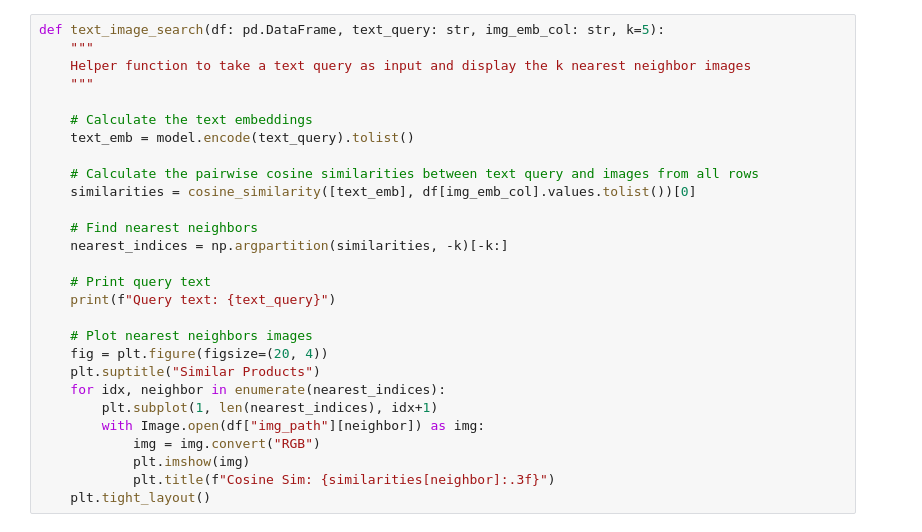
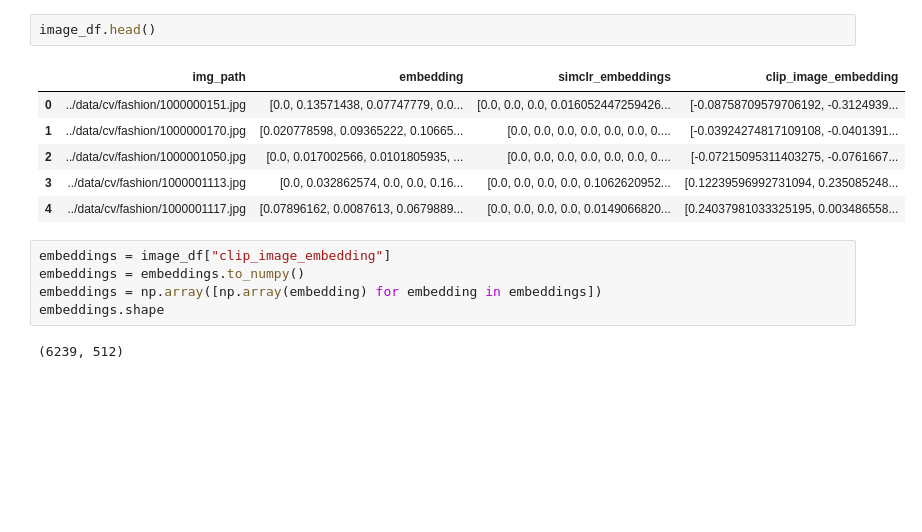
Before and after one commit to guilherme-alves-silve/vector-database-algorithm, a Jupyter notebook: notebooks/2_ivf_similarity_search.ipynb, the cells around one changed output. Saved outputs shown, nothing was run; the diff lists cells and outputs as text; blank space fills up the shorter version.

```diff
--- a/notebooks/2_ivf_similarity_search.ipynb
+++ b/notebooks/2_ivf_similarity_search.ipynb
@@ -58,28 +96,16 @@ def plot_similar(df: pd.DataFrame, embedding_col: str, query_index: np.array, k_
-# %%
-def text_image_search(df: pd.DataFrame, text_query: str, img_emb_col: str, k=5):
-    """
-    Helper function to take a text query as input and display the k nearest neighbor images
-    """
-
-    # Calculate the text embeddings
-    text_emb = model.encode(text_query).tolist()
-
-    # Calculate the pairwise cosine similarities between text query and images from all rows
-    similarities = cosine_similarity([text_emb], df[img_emb_col].values.tolist())[0]
-
-    # Find nearest neighbors
-    nearest_indices = np.argpartition(similarities, -k)[-k:]
-
-    # Print query text
-    print(f"Query text: {text_query}")
-
-    # Plot nearest neighbors images
-    fig = plt.figure(figsize=(20, 4))
-    plt.suptitle("Similar Products")
-    for idx, neighbor in enumerate(nearest_indices):
-        plt.subplot(1, len(nearest_indices), idx+1)
-        with Image.open(df["img_path"][neighbor]) as img:
-            img = img.convert("RGB")
-            plt.imshow(img)
-            plt.title(f"Cosine Sim: {similarities[neighbor]:.3f}")
-    plt.tight_layout()
+# %%
+image_df.head()
+# %% [output]
+|  | img_path | embedding | simclr_embeddings | clip_image_embedding |
+| 0 | ../data/cv/fashion/1000000151.jpg | [0.0, 0.13571438, 0.07747779, 0.0... | [0.0, 0.0, 0.0, 0.016052447259426... | [-0.08758709579706192, -0.3124939... |
+| 1 | ../data/cv/fashion/1000000170.jpg | [0.020778598, 0.09365222, 0.10665... | [0.0, 0.0, 0.0, 0.0, 0.0, 0.0, 0.... | [-0.03924274817109108, -0.0401391... |
+| 2 | ../data/cv/fashion/1000001050.jpg | [0.0, 0.017002566, 0.0101805935, ... | [0.0, 0.0, 0.0, 0.0, 0.0, 0.0, 0.... | [-0.07215095311403275, -0.0761667... |
+| 3 | ../data/cv/fashion/1000001113.jpg | [0.0, 0.032862574, 0.0, 0.0, 0.16... | [0.0, 0.0, 0.0, 0.0, 0.1062620952... | [0.12239596992731094, 0.235085248... |
+| 4 | ../data/cv/fashion/1000001117.jpg | [0.07896162, 0.0087613, 0.0679889... | [0.0, 0.0, 0.0, 0.0, 0.0149066820... | [0.24037981033325195, 0.003486558... |
+# %%
+embeddings = image_df["clip_image_embedding"]
+embeddings = embeddings.to_numpy()
+embeddings = np.array([np.array(embedding) for embedding in embeddings])
+embeddings.shape
+# %% [output]
+(6239, 512)
```
Also changed, not shown: parts of 18 cells of this notebook, 2 other files.
